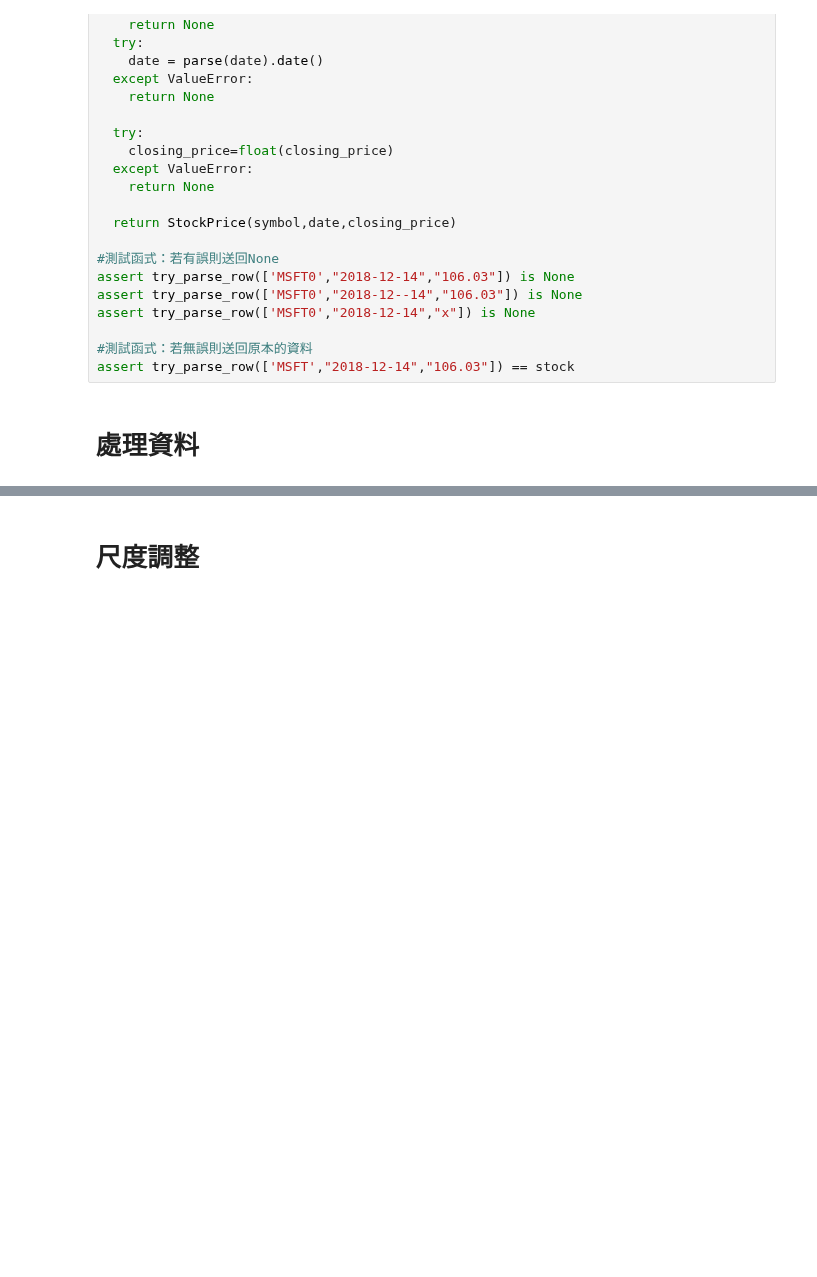
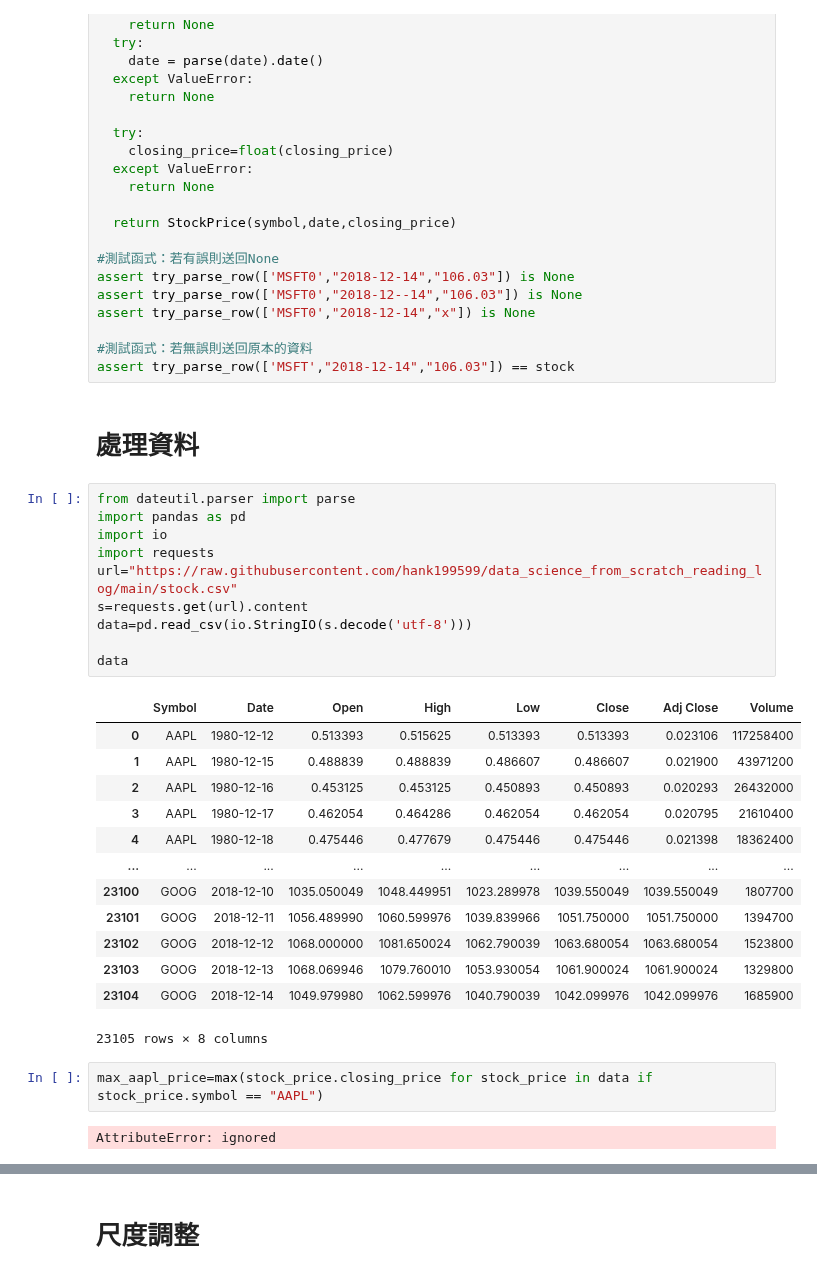
Before and after one commit to hank199599/data_science_from_scratch_reading_log, a Jupyter notebook: Chapter10.ipynb, the cells around one changed output, grey strips where cells are left out. Cells and saved outputs as stored; diff of their text form; blank space fills up the shorter version.

```diff
--- a/Chapter10.ipynb
+++ b/Chapter10.ipynb
@@ -339,3 +339,31 @@ assert try_parse_row(['MSFT0',"2018-12-14","x"]) is None
 assert try_parse_row(['MSFT',"2018-12-14","106.03"]) == stock
 # %% [markdown]
 # 處理資料
+# %%
+from dateutil.parser import parse
+import pandas as pd
+import io
+import requests
+url="https://raw.githubusercontent.com/hank199599/data_science_from_scratch_reading_log/main/stock.csv"
+s=requests.get(url).content
+data=pd.read_csv(io.StringIO(s.decode('utf-8')))
+
+data
+# %% [output]
+|  | Symbol | Date | Open | High | Low | Close | Adj Close | Volume |
+| 0 | AAPL | 1980-12-12 | 0.513393 | 0.515625 | 0.513393 | 0.513393 | 0.023106 | 117258400 |
+| 1 | AAPL | 1980-12-15 | 0.488839 | 0.488839 | 0.486607 | 0.486607 | 0.021900 | 43971200 |
+| 2 | AAPL | 1980-12-16 | 0.453125 | 0.453125 | 0.450893 | 0.450893 | 0.020293 | 26432000 |
+| 3 | AAPL | 1980-12-17 | 0.462054 | 0.464286 | 0.462054 | 0.462054 | 0.020795 | 21610400 |
+| 4 | AAPL | 1980-12-18 | 0.475446 | 0.477679 | 0.475446 | 0.475446 | 0.021398 | 18362400 |
+| ... | ... | ... | ... | ... | ... | ... | ... | ... |
+| 23100 | GOOG | 2018-12-10 | 1035.050049 | 1048.449951 | 1023.289978 | 1039.550049 | 1039.550049 | 1807700 |
+| 23101 | GOOG | 2018-12-11 | 1056.489990 | 1060.599976 | 1039.839966 | 1051.750000 | 1051.750000 | 1394700 |
+| 23102 | GOOG | 2018-12-12 | 1068.000000 | 1081.650024 | 1062.790039 | 1063.680054 | 1063.680054 | 1523800 |
+| 23103 | GOOG | 2018-12-13 | 1068.069946 | 1079.760010 | 1053.930054 | 1061.900024 | 1061.900024 | 1329800 |
+| 23104 | GOOG | 2018-12-14 | 1049.979980 | 1062.599976 | 1040.790039 | 1042.099976 | 1042.099976 | 1685900 |
+23105 rows × 8 columns
+# %%
+max_aapl_price=max(stock_price.closing_price for stock_price in data if stock_price.symbol == "AAPL")
+# %% [output]
+AttributeError: ignored
```
Also changed, not shown: parts of 1 cell of this notebook.
